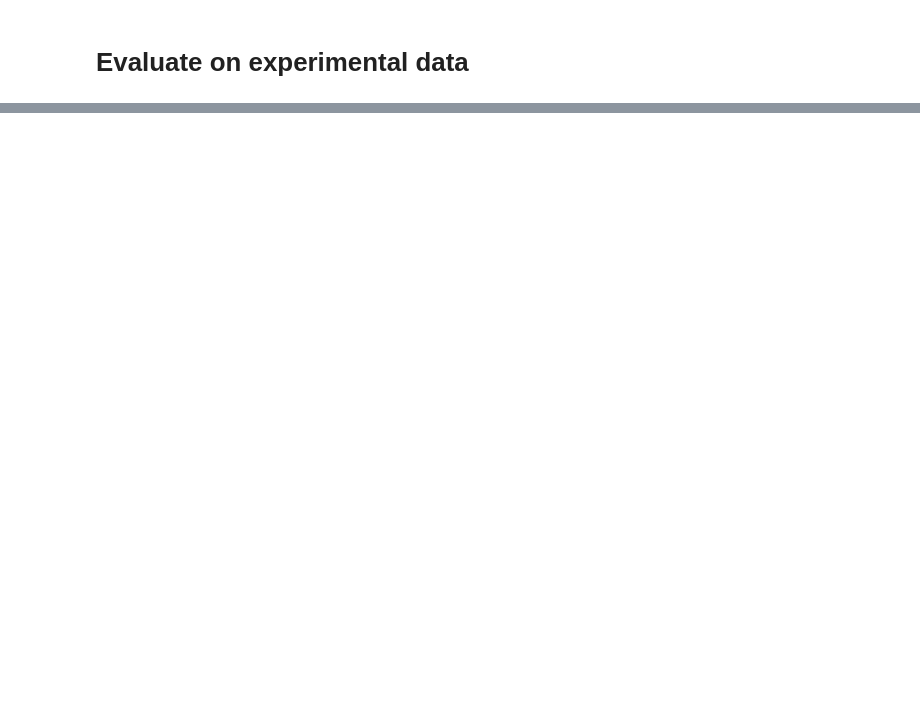
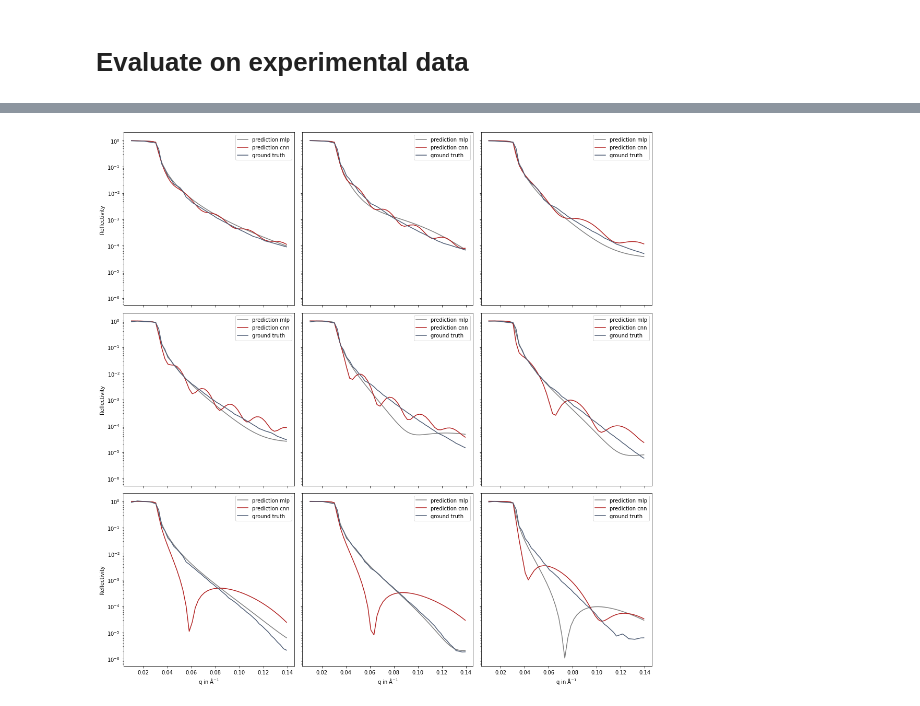
Before and after one commit to MaximilianHilbert/Bachelor-s-Thesis-CNNs, a Jupyter notebook: src/evaluate_exp_data.ipynb, the cells around one changed output, grey strips where cells are left out. Cells and saved outputs as stored; diff of their text form; code cells hidden in the pictures; blank space fills up the shorter version.

```diff
--- a/src/evaluate_exp_data.ipynb
+++ b/src/evaluate_exp_data.ipynb
@@ -31,3 +5,4 @@ matplotlib.rcParams.update({
 # %%
-noise_level=0.3
-BATCH_SIZE=256
+NOISE_LEVEL = 0.3
+MODEL_PATH = "models3l/0.3_25_50_75_12_8_4_256_20220812-145510"
+BATCH_SIZE = 256
@@ -63,2 +8,0 @@ def predict():
-# %%
-th_lst_cnn, rh_lst_cnn, sld_lst_cnn, mse_errors_cnn, th_lst_mlp, rh_lst_mlp, sld_lst_mlp, mse_errors_mlp, param_clean_test_list, log_errors_cnn, log_errors_mlp, refl_sim_lst_cnn, refl_sim_lst_mlp,test_refl_lst, test_q_values_lst=predict()
@@ -181,0 +9,2 @@ relative error: 6.481528915367054
+# %%
+model_object = config.ModelLoader(model_path=MODEL_PATH, noise_level=NOISE_LEVEL)
@@ -181,0 +17,4 @@ relative error: 6.481528915367054
+# %%
+data_dict = evaluation_functions.make_experimental_prediction(
+    test_refl_lst, test_q_values_lst, model_object, param_unit_scale_true
+)
@@ -181,0 +36,4 @@ relative error: 6.481528915367054
+# %%
+plots.gen_curves_plots(data_dict, sim=False)
+# %% [output]
+[figure, added]
```
Also changed, not shown: parts of 12 cells of this notebook, 35 other files.
